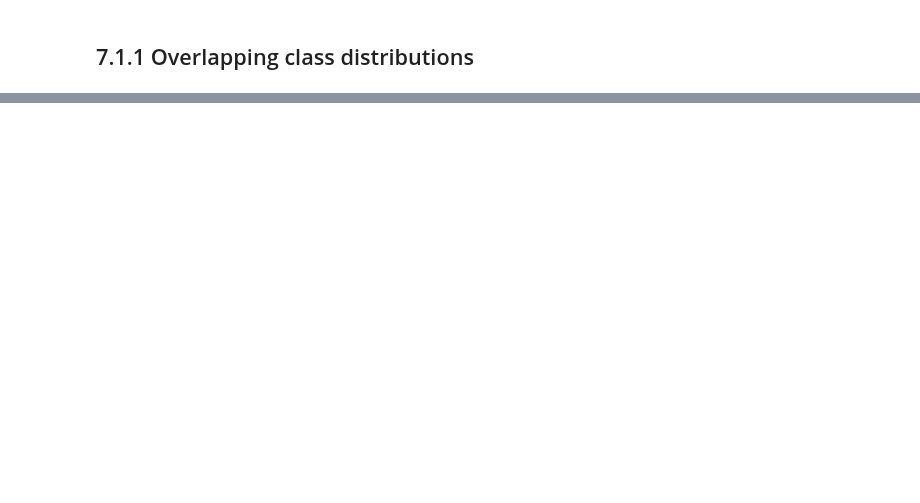
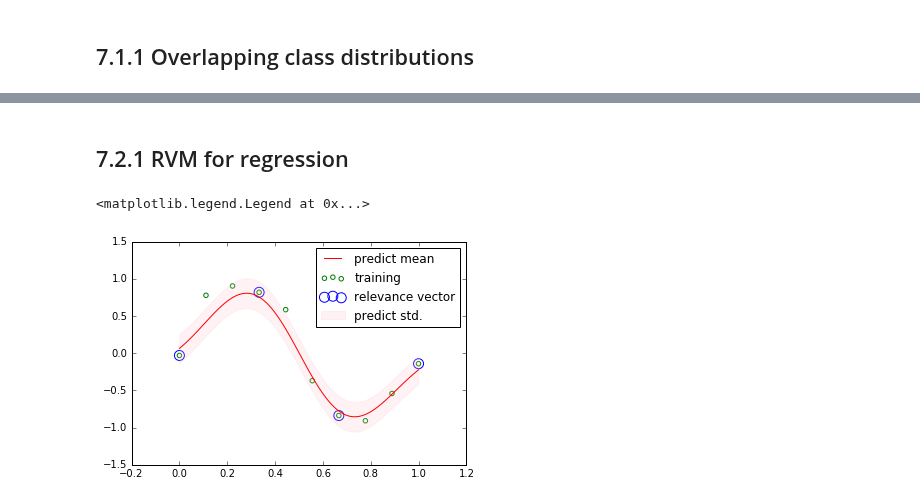
Before and after one commit to ctgk/PRML, a Jupyter notebook: notebooks/ch07_Sparse_Kernel_Machines.ipynb, the cells around one changed output, grey strips where cells are left out. Drawn from its saved outputs; the diff is of its cells as text; code cells hidden in the pictures; blank space fills up the shorter version.

Commit message:
implemented relevance vector machines

```diff
--- a/notebooks/ch07_Sparse_Kernel_Machines.ipynb
+++ b/notebooks/ch07_Sparse_Kernel_Machines.ipynb
@@ -76,0 +77,24 @@ plt.gca().set_aspect("equal", adjustable="box")
+# %% [markdown]
+## 7.2.1 RVM for regression
+# %%
+def create_toy_data(n=10):
+    x = np.linspace(0, 1, n)
+    t = np.sin(2 * np.pi * x) + np.random.normal(scale=0.1, size=n)
+    return x, t
+
+x_train, y_train = create_toy_data(n=10)
+x = np.linspace(0, 1, 100)
+
+model = RelevanceVectorRegressor(RBF(np.array([1., 20.])))
+model.fit(x_train, y_train)
+
+y, y_std = model.predict(x)
+
+plt.scatter(x_train, y_train, facecolor="none", edgecolor="g", label="training")
+plt.scatter(model.X.ravel(), model.t, s=100, facecolor="none", edgecolor="b", label="relevance vector")
+plt.plot(x, y, color="r", label="predict mean")
+plt.fill_between(x, y - y_std, y + y_std, color="pink", alpha=0.2, label="predict std.")
+plt.legend(loc="best")
+# %% [output]
+<matplotlib.legend.Legend at 0x...>
+[figure, added]
```
Also changed, not shown: parts of 5 cells of this notebook, 3 other files.
